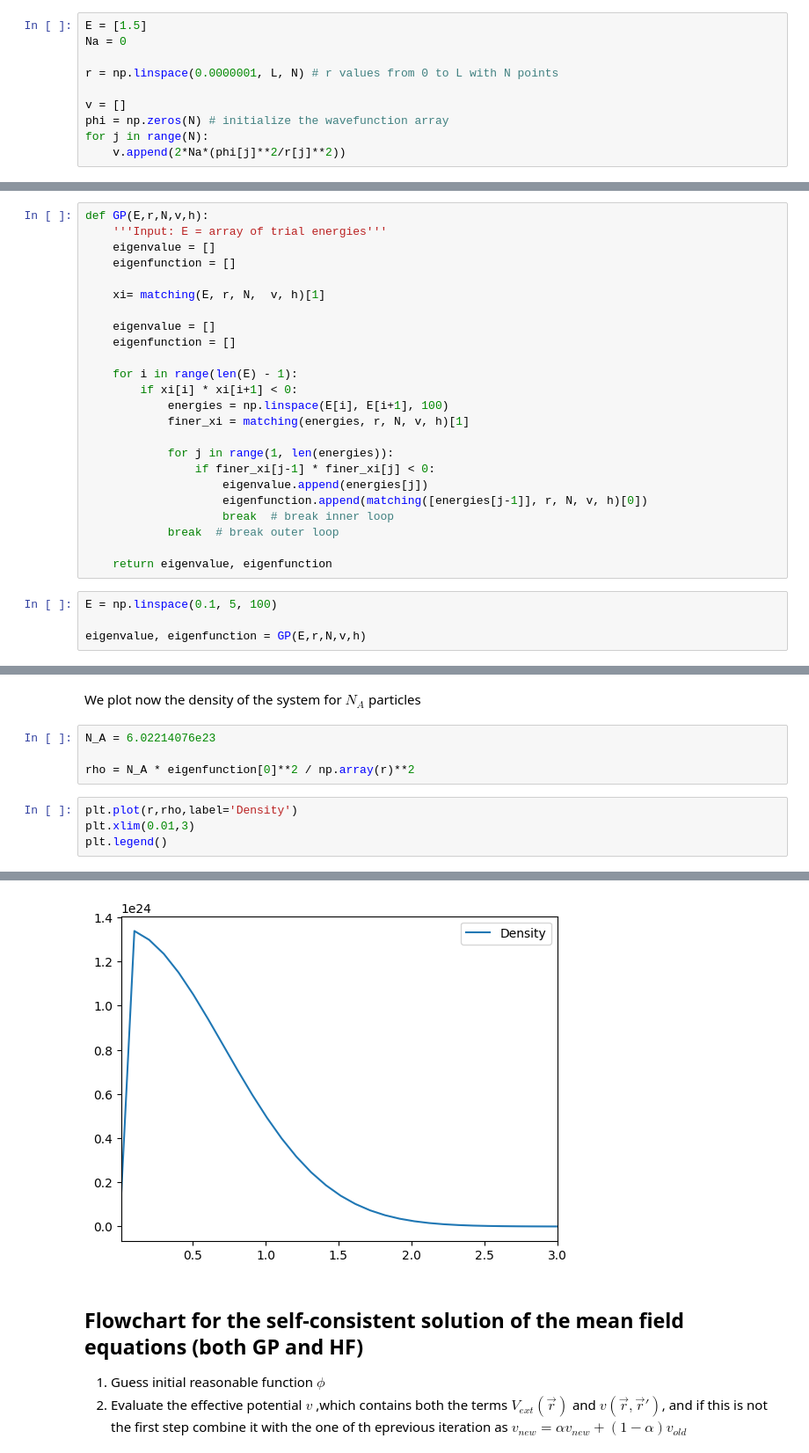
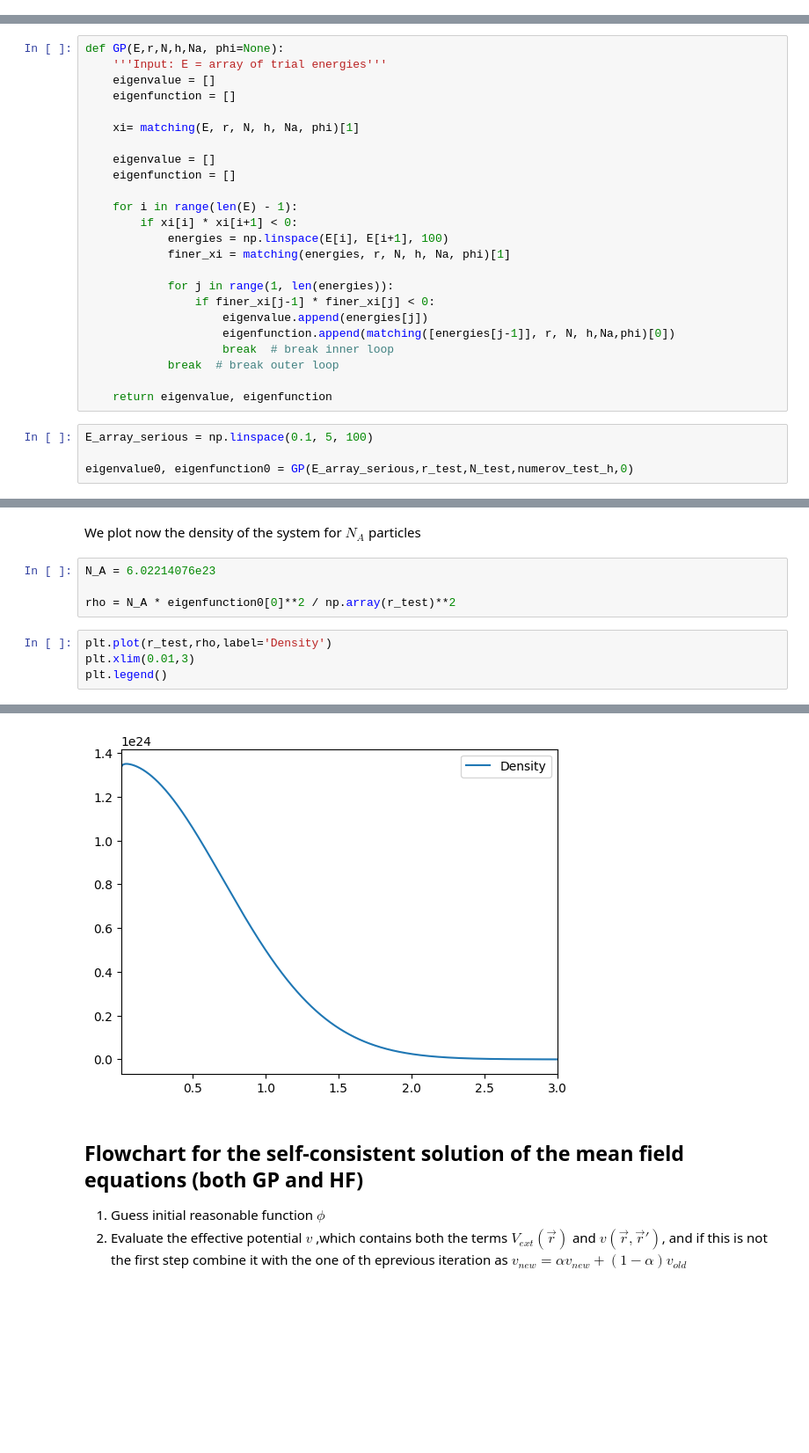
Before and after one commit to marcobeIIa/computational_physics, a Jupyter notebook: homework3/MFA_Lusvardi_Bella_Parolini.ipynb, the cells around one changed output, grey strips where cells are left out. Shown at 88% size. Drawn from its saved outputs; the diff is of its cells as text; blank space fills up the shorter version.

```diff
--- a/homework3/MFA_Lusvardi_Bella_Parolini.ipynb
+++ b/homework3/MFA_Lusvardi_Bella_Parolini.ipynb
@@ -213,11 +230 @@ This is a first attempt at making the 'matching' function faster
-# %%
-E = [1.5]
-Na = 0
-
-r = np.linspace(0.0000001, L, N) # r values from 0 to L with N points
-
-v = []
-phi = np.zeros(N) # initialize the wavefunction array
-for j in range(N):
-    v.append(2*Na*(phi[j]**2/r[j]**2))
 # %%
@@ -232,12 +241,12 @@ Normalization of the wavefunction:  0.9999999999999998
 # Solving GP
 We can now proceed to find the ground state of a gas of cold atoms (ℓ=0)
 # %%
-def GP(E,r,N,v,h):
+def GP(E,r,N,h,Na, phi=None):
     '''Input: E = array of trial energies'''
     eigenvalue = []
     eigenfunction = []
 
-    xi= matching(E, r, N,  v, h)[1]
+    xi= matching(E, r, N, h, Na, phi)[1]
 
     eigenvalue = []
     eigenfunction = []
@@ -245,17 +254,17 @@ def GP(E,r,N,v,h):
     for i in range(len(E) - 1):
         if xi[i] * xi[i+1] < 0:
             energies = np.linspace(E[i], E[i+1], 100)
-            finer_xi = matching(energies, r, N, v, h)[1]
+            finer_xi = matching(energies, r, N, h, Na, phi)[1]
 
             for j in range(1, len(energies)):
                 if finer_xi[j-1] * finer_xi[j] < 0:
                     eigenvalue.append(energies[j])
-                    eigenfunction.append(matching([energies[j-1]], r, N, v, h)[0])
+                    eigenfunction.append(matching([energies[j-1]], r, N, h,Na,phi)[0])
                     break  # break inner loop
             break  # break outer loop
 
     return eigenvalue, eigenfunction
 # %%
-E = np.linspace(0.1, 5, 100)
+E_array_serious = np.linspace(0.1, 5, 100)
 
-eigenvalue, eigenfunction = GP(E,r,N,v,h)
+eigenvalue0, eigenfunction0 = GP(E_array_serious,r_test,N_test,numerov_test_h,0)
@@ -294,14 +285,14 @@ We plot now the density of the system for $N_A$ particles
 # %%
 N_A = 6.02214076e23
 
-rho = N_A * eigenfunction[0]**2 / np.array(r)**2
+rho = N_A * eigenfunction0[0]**2 / np.array(r_test)**2
 # %%
-plt.plot(r,rho,label='Density')
+plt.plot(r_test,rho,label='Density')
 plt.xlim(0.01,3)
 plt.legend()
 # %% [output]
 <matplotlib.legend.Legend at 0x...>
-[figure, old version]
+[figure, new version]
 # %% [markdown]
 ## Flowchart for the self-consistent solution of the mean field equations (both GP and HF)
 
```
Also changed, not shown: parts of 21 cells of this notebook.
